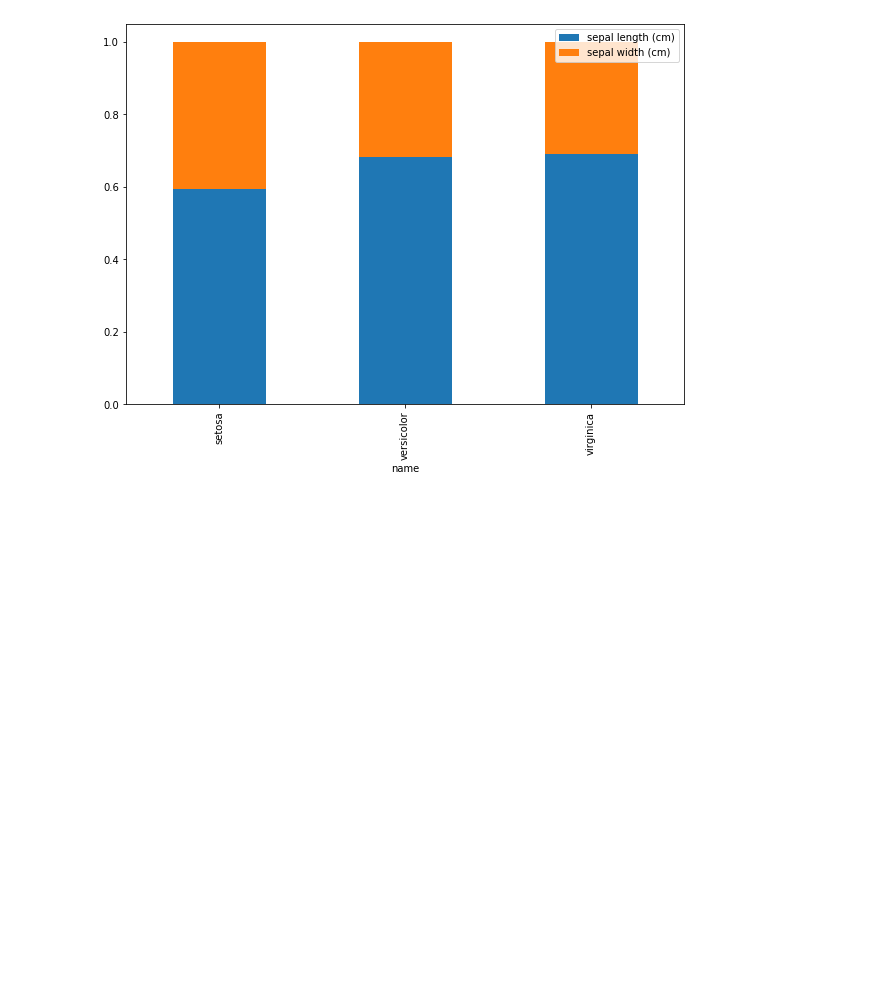
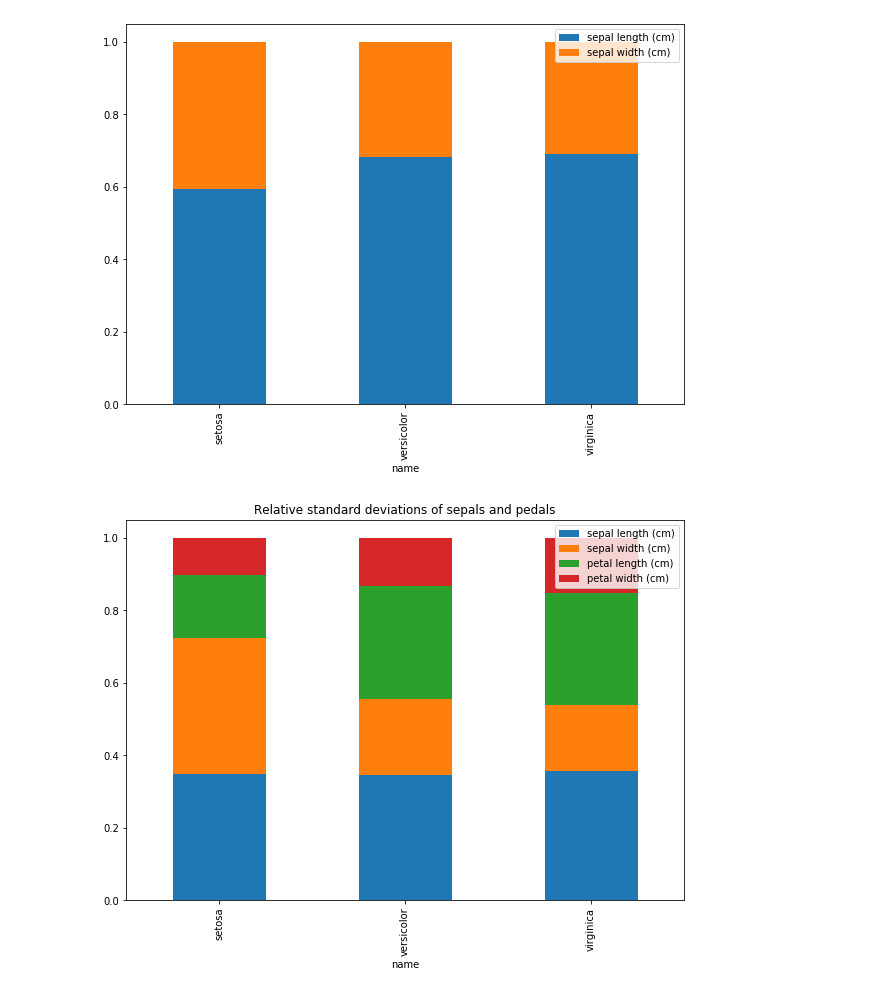
Before and after one commit to johnbensnyder/plots, a Jupyter notebook: iris_bar.ipynb, the cells around one changed output. Cells and saved outputs as stored; diff of their text form; code cells hidden in the pictures; blank space fills up the shorter version.

```diff
--- a/iris_bar.ipynb
+++ b/iris_bar.ipynb
@@ -50,3 +50,13 @@ iris_means_df[cols].div(iris_means_df[cols].sum(axis=1), axis=0).plot.bar(stacke
 # %% [output]
 <matplotlib.axes._subplots.AxesSubplot at 0x...>
 [figure]
+# %%
+iris_df = iris_df.set_index('name')
+agg = {i: np.std for i in iris_df.columns}
+iris_sd_df  = iris_df.groupby(level=0).agg(agg)
+# %%
+iris_sd_df.div(iris_sd_df.sum(axis=1), axis=0).plot.bar(stacked=True, figsize=(10,7))
+plt.title('Relative standard deviations of sepals and pedals')
+plt.show()
+# %% [output]
+[figure, added]
```
